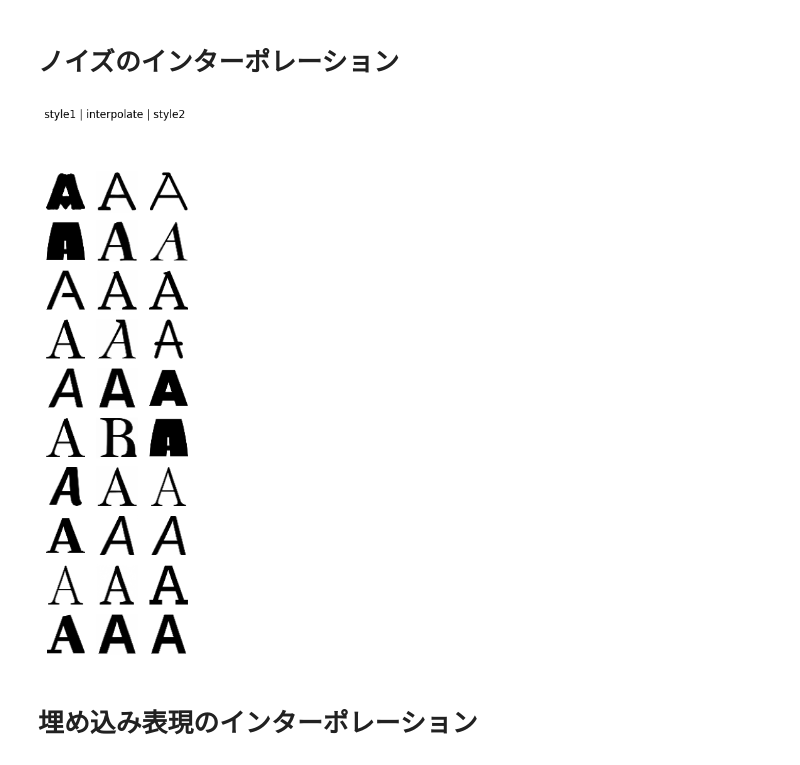
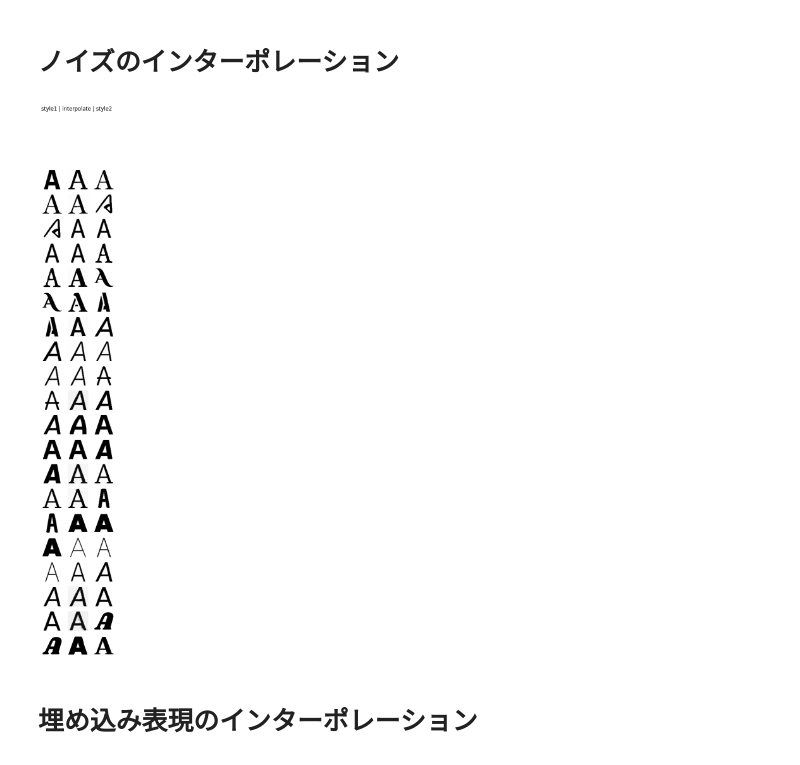
Before and after one commit to tetuomi/font-style-interpolation, a Jupyter notebook: scratch.ipynb, the cells around one changed output. Drawn from its saved outputs; the diff is of its cells as text; code cells hidden in the pictures.

```diff
--- a/scratch.ipynb
+++ b/scratch.ipynb
@@ -33,12 +34,3 @@ from torchvision.transforms import Compose, ToTensor, Lambda, ToPILImage, Center
 from utils import *
 from unet import Unet
 from data_loader import make_data_loader
-# %%
-model = Unet(dim=32, num_classes=26, channels=1, dim_mults=(1, 2, 4, 8,), num_style=100, cond_drop_prob=0.5)
-i = torch.randn(10, 1, 64, 64)
-c = torch.randint(0, 26, (10,))
-s = torch.randint(0, 100, (10,))
-t = torch.randint(0, 1000, (10,))
-
-o = model(i, t, c, s)
-print(o.shape)
@@ -51,0 +133,3 @@ TEST SIZE: 0
+# %%
+dataloader = make_data_loader(batch_size, image_size)['train']
+d = dataloader.dataset
@@ -52,6 +139,6 @@ TEST SIZE: 0
 # %%
 i = 26*4 + 23
-
+d = dataloader.dataset
 plt.imshow(d[i][0][0], cmap='gray')
 c = chr(d[i][1] + ord('A'))
 print(c)
@@ -199,8 +212,8 @@ Unet(
 # %% [markdown]
 # condition指定して生成
 # %%
-lognum = 1
-style_scale = 6.
+
+style_scale = 3.
 class_scale = 3.
 rescaled_phi = 0.7
 
@@ -216,9 +229,9 @@ for i in range(b):
     x = i // 10
     y = i % 10
     ax[x, y].axis("off")
-    ax[x, y].imshow(samples[-1][i].reshape(image_size, image_size, channels), cmap="gray")
+    ax[x, y].imshow(samples[i][0].cpu().detach(), cmap="gray")
 
-plt.savefig(f'result/log{lognum}_generated1_{style_scale}_{class_scale}.png')
+plt.savefig(f"result/{os.path.basename(model_path).split('.')[0]}_generated1_{style_scale}_{class_scale}.png")
 plt.show()
 
 # 様々なクラスを見る
@@ -233,8 +246,8 @@ for i in range(b):
     x = i // 26
     y = i % 26
     ax[x, y].axis("off")
-    ax[x, y].imshow(samples[-1][i].reshape(image_size, image_size, channels), cmap="gray")
+    ax[x, y].imshow(samples[i][0].cpu().detach(), cmap="gray")
 
-plt.savefig(f'result/log{lognum}_generated2_{style_scale}_{class_scale}.png')
+plt.savefig(f"result/{os.path.basename(model_path).split('.')[0]}_generated2_{style_scale}_{class_scale}.png")
 plt.show()
 # %% [output]
@@ -266,40 +279,39 @@ def p_sample_interpolate(x, classes, style1, style2, t, t_index, class_scale=6.,
     alpha = 0.5
     pred_noise = alpha * pred_noise1 + (1 - alpha) * pred_noise2
     model_mean = sqrt_recip_alphas_t * (x - betas_t * pred_noise / sqrt_one_minus_alphas_cumprod_t)
 
     if t_index == 0:
         return model_mean
     else:
         posterior_variance_t = extract(posterior_variance, t, x.shape)
         noise = torch.randn_like(x)
         return model_mean + torch.sqrt(posterior_variance_t) * noise
 
-lognum = 1
-style_scale = 6.
-class_scale = 6.
+style_scale = 3.
+class_scale = 3.
 rescaled_phi = 0.7
 
-b = 10
+b = 20
 img = torch.randn((b, channels, image_size, image_size), device=device)
 classes = torch.full((b,), 0, device=device, dtype=torch.long)
-style = torch.tensor([[random.randint(0, num_style-1), random.randint(0, num_style-1)] for i in range(b)], device=device, dtype=torch.long)
+style = torch.tensor([[i, (i+1)%num_style] for i in range(b)], device=device, dtype=torch.long)
 
 for i in tqdm(reversed(range(0, timesteps)), desc='sampling loop time step', total=timesteps):
     img = p_sample_interpolate(img, classes, style[:, 0], style[:, 1], torch.full((b,), i, device=device, dtype=torch.long), i,
                     class_scale=class_scale, style_scale=style_scale, rescaled_phi=rescaled_phi)
 
 fig, ax = plt.subplots(b, 3, figsize=(3, b))
 for i in range(b):
     ax[i, 0].axis('off')
     ax[i, 1].axis('off')
     ax[i, 2].axis('off')
     ax[i, 0].imshow(d[26*style[i][0]][0][0], cmap='gray')
     ax[i, 1].imshow(img[i][0].cpu().detach().clone(), cmap='gray')
     ax[i, 2].imshow(d[26*style[i][1]][0][0], cmap='gray')
 fig.suptitle('style1 | interpolate | style2')
-plt.savefig(f'result/log{lognum}_interpolate_{style_scale}_{class_scale}.png')
+plt.savefig(f"result/{os.path.basename(model_path).split('.')[0]}_interpolate_{style_scale}_{class_scale}.png")
 # %% [output]
-[figure, old version]
+[figure, new version]
 # %% [markdown]
 # 埋め込み表現のインターポレーション
 # %% [markdown]
```
Also changed, not shown: parts of 17 cells of this notebook.
